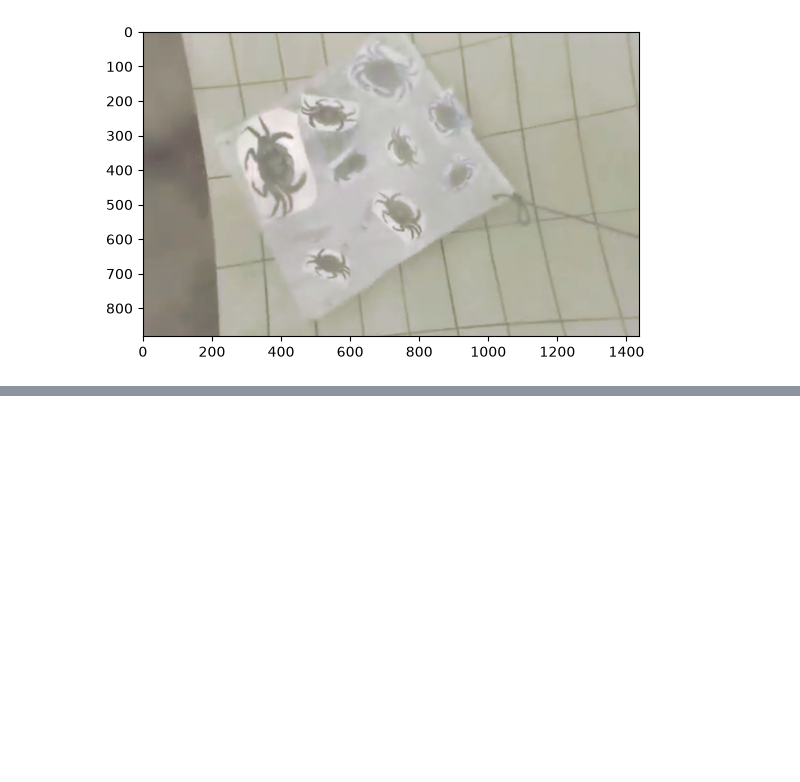
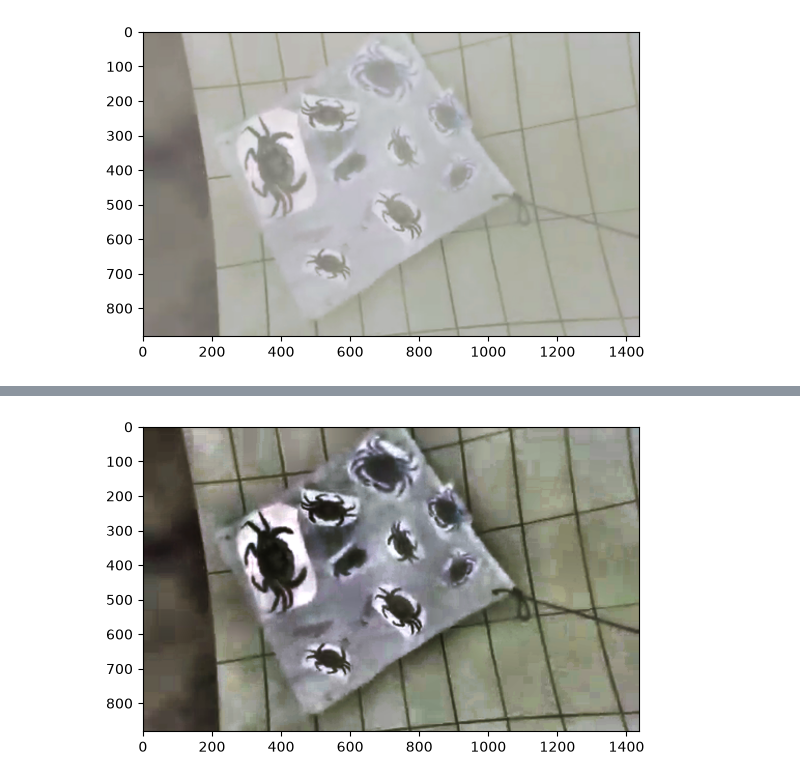
Before and after one commit to rokaia1692006/disparityMap_depthEstimation, a Jupyter notebook: code.ipynb, the cells around one changed output, grey strips where cells are left out. Drawn from its saved outputs; the diff is of its cells as text; code cells hidden in the pictures; blank space fills up the shorter version.

```diff
--- a/code.ipynb
+++ b/code.ipynb
@@ -63,0 +105,6 @@ plt.show()
+# %%
+gammaimg =  gamma_correct(sharpenimg, g=0.7)
+plt.imshow(gammaimg)
+plt.show()
+# %% [output]
+[figure, added]
```
Also changed, not shown: parts of 10 cells of this notebook.
